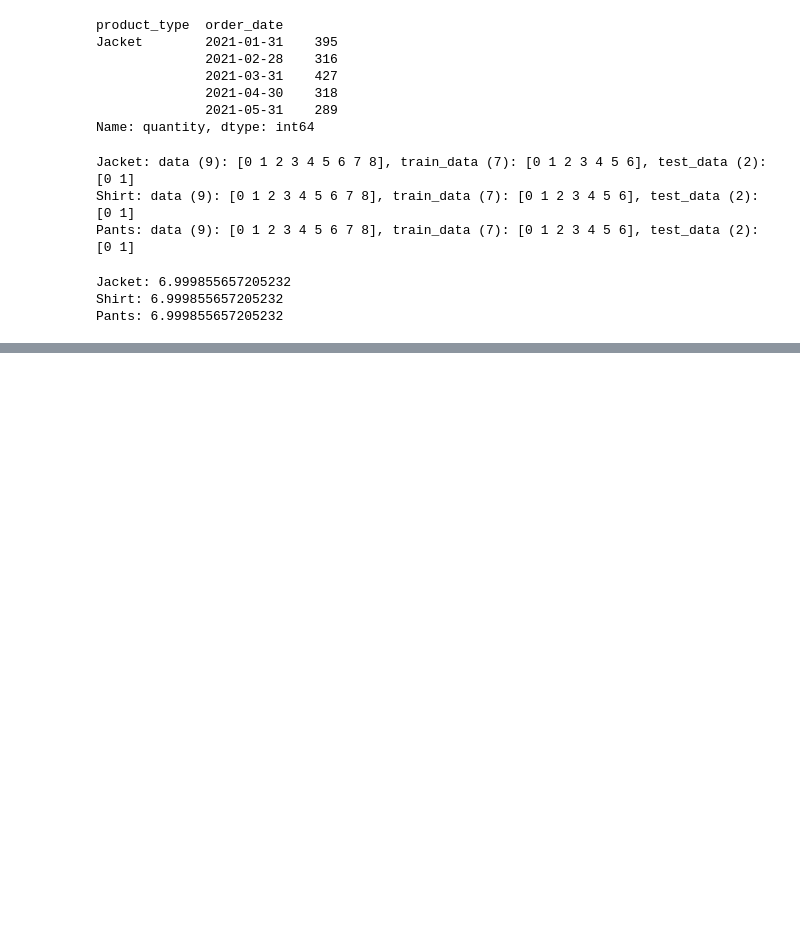
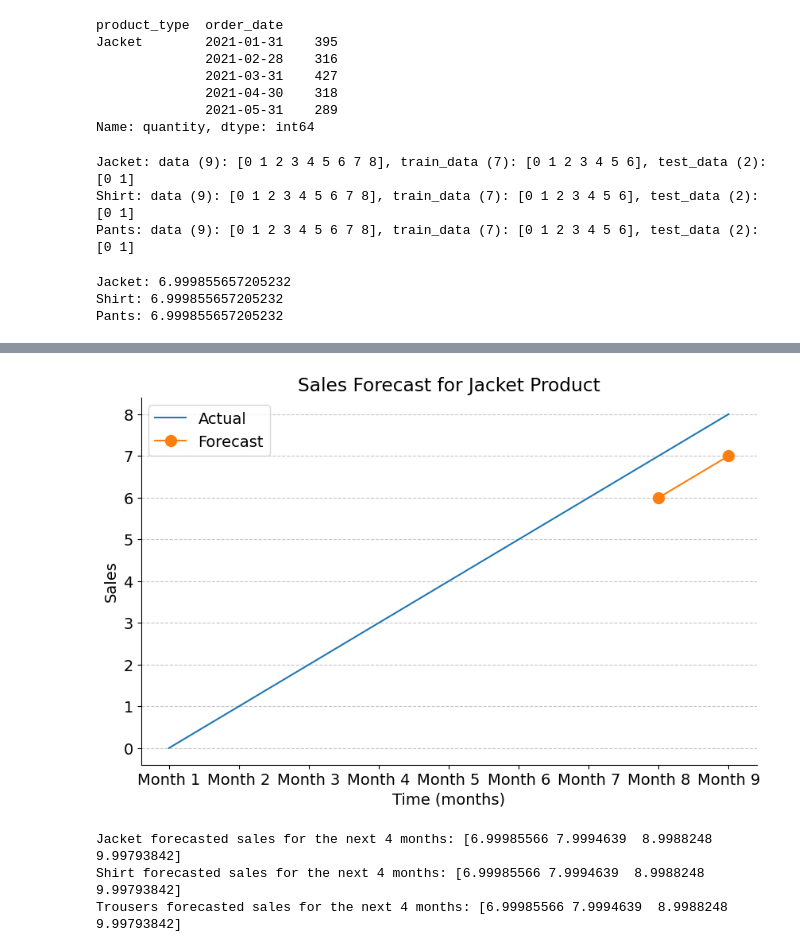
Before and after one commit to azeledon/Final_Project_Group2, a Jupyter notebook: Python/sales_forecasting_model.ipynb, the cells around one changed output, grey strips where cells are left out. Cells and saved outputs as stored; diff of their text form; code cells hidden in the pictures; blank space fills up the shorter version.

```diff
--- a/Python/sales_forecasting_model.ipynb
+++ b/Python/sales_forecasting_model.ipynb
@@ -122,0 +153,64 @@ Pants: 6.999855657205232
+# %%
+import matplotlib.pyplot as plt
+
+# Get the forecast values for the "Jacket" product
+jacket_forecast = products["Jacket"]["forecast"]
+
+# Set the figure size and font size
+plt.figure(figsize=(10, 6))
+plt.rcParams.update({"font.size": 14})
+
+# Plot the actual and forecast values
+plt.plot(data, color="#1f77b4", label="Actual")
+plt.plot([train_size, train_size+1], [train_data[-1], jacket_forecast], color="#ff7f0e", marker="o", markersize=10, label="Forecast")
+
+# Add titles, labels, and legend
+plt.title("Sales Forecast for Jacket Product")
+plt.xlabel("Time (months)")
+plt.ylabel("Sales")
+plt.xticks([i for i in range(len(data))], [f"Month {i+1}" for i in range(len(data))])
+plt.legend()
+
+# Add a grid and remove spines
+plt.grid(axis="y", linestyle="--", alpha=0.7)
+for spine in ["top", "right"]:
+    plt.gca().spines[spine].set_visible(False)
+
+# Show the plot
+plt.show()
+# %% [output]
+[figure, added]
+# %%
+import numpy as np
+import pandas as pd
+from statsmodels.tsa.arima.model import ARIMA
+
+# define the data and train_size
+data = [0, 1, 2, 3, 4, 5, 6, 7, 8]
+train_size = 7
+
+# create a dictionary for each product
+products = {
+    "Jacket": {},
+    "Shirt": {},
+    "Trousers": {}
+}
+
+# set the train_data and test_data arrays as values in each product dictionary
+for name in products.keys():
+    train_data, test_data = data[:train_size], data[train_size:]
+    products[name]["train_data"] = train_data
+    products[name]["test_data"] = test_data
+
+    # fit an ARIMA model to the training data and forecast the next 4 months' sales
+    model = ARIMA(train_data, order=(1, 1, 1))
+    model_fit = model.fit()
+    forecast = model_fit.forecast(steps=4)
+    products[name]["forecast"] = forecast
+
+    # print the forecast for the next 4 months
+    print(f"{name} forecasted sales for the next 4 months: {forecast}")
+# %% [output]
+Jacket forecasted sales for the next 4 months: [6.99985566 7.9994639  8.9988248  9.99793842]
+Shirt forecasted sales for the next 4 months: [6.99985566 7.9994639  8.9988248  9.99793842]
+Trousers forecasted sales for the next 4 months: [6.99985566 7.9994639  8.9988248  9.99793842]
```
Also changed, not shown: parts of 4 cells of this notebook.
